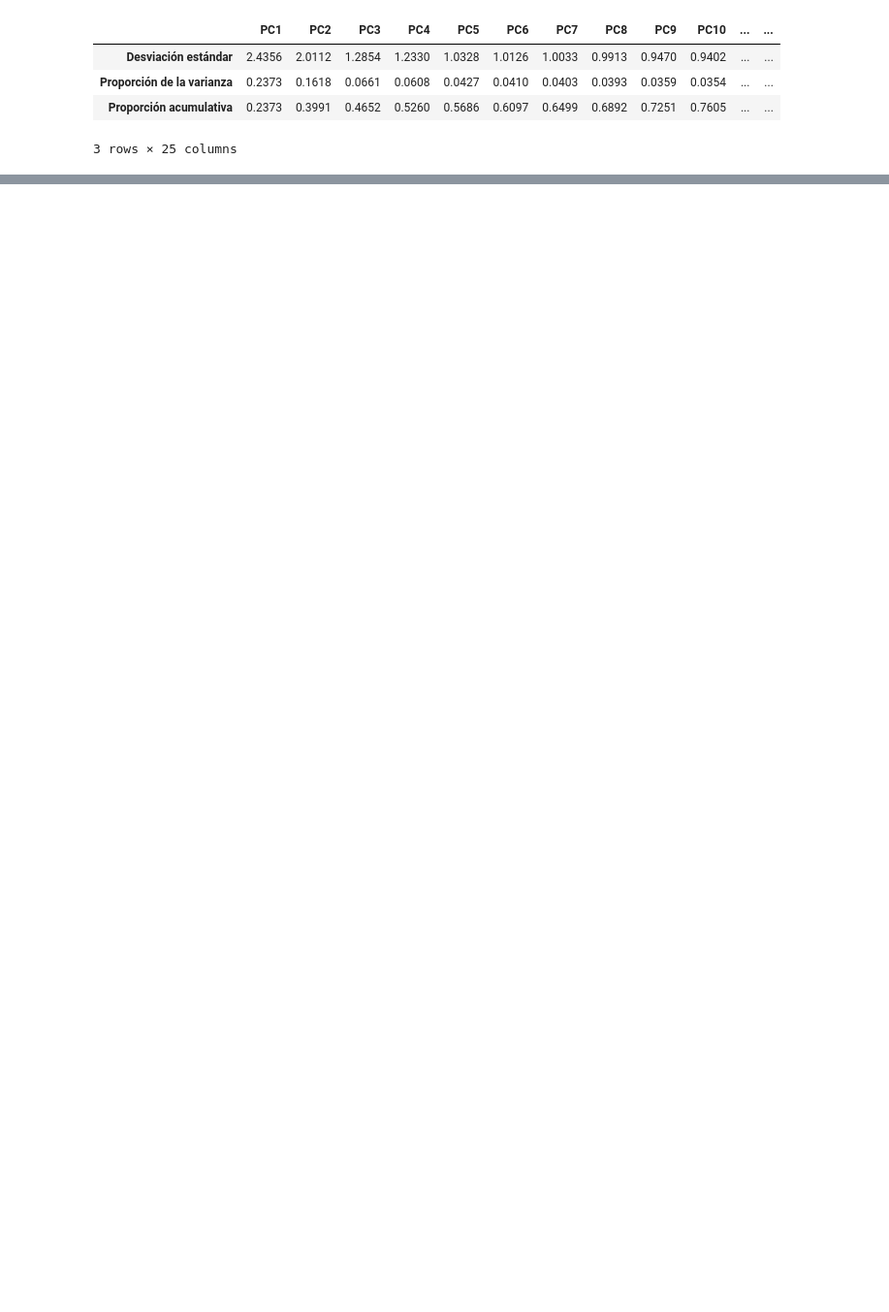
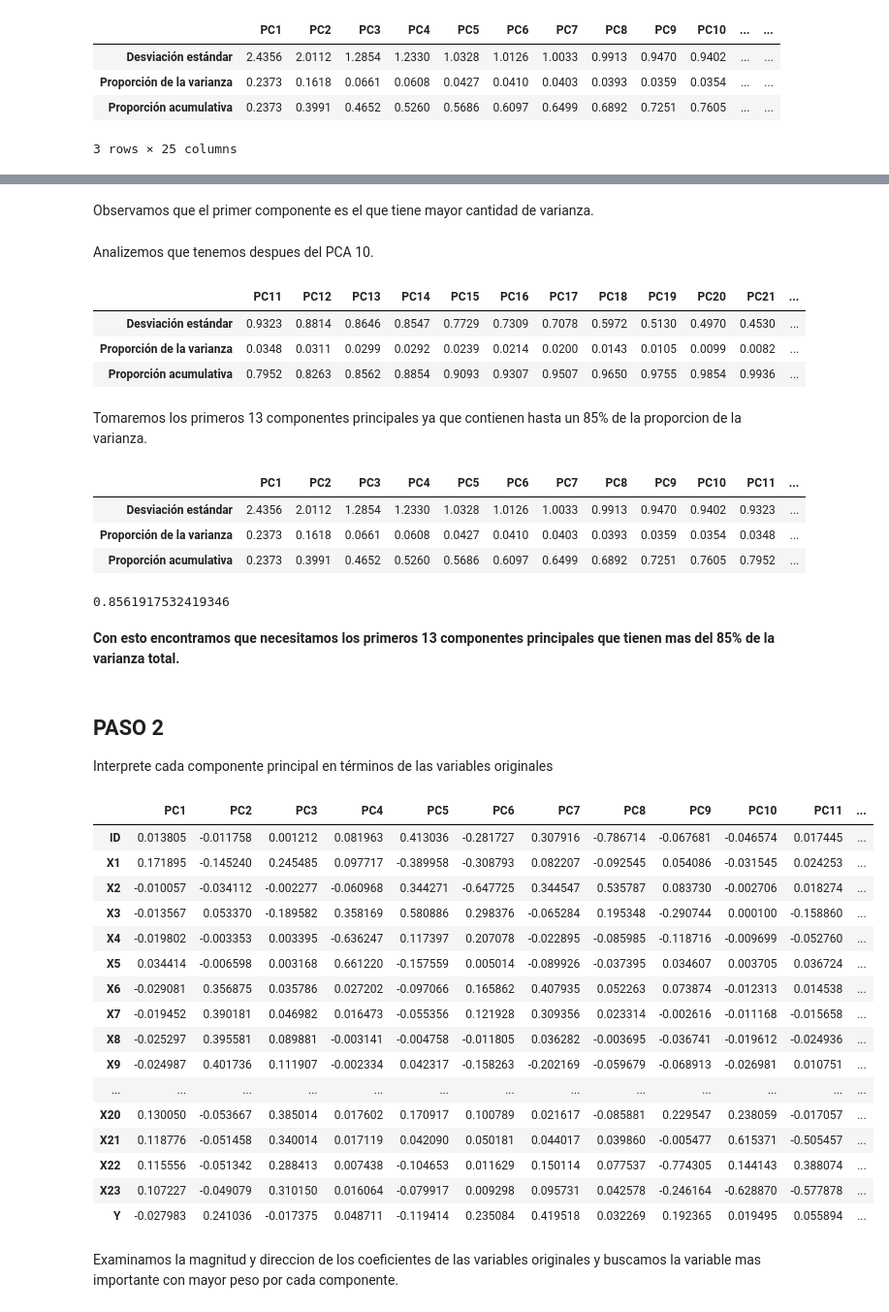
Before and after one commit to PosgradoMNA/actividades-del-projecto-equipo-48, a Jupyter notebook: Actividad_Semanal_4.ipynb, the cells around one changed output, grey strips where cells are left out. Shown at 97% size. Cells and saved outputs as stored; diff of their text form; code cells hidden in the pictures; blank space fills up the shorter version.

Commit message:
Paso 1 , Paso 2

```diff
--- a/Actividad_Semanal_4.ipynb
+++ b/Actividad_Semanal_4.ipynb
@@ -124,0 +162,58 @@ pcsSummary_df.round(4)
+# %% [markdown]
+Observamos que el primer componente es el que tiene mayor cantidad de varianza.
+# %% [markdown]
+Analizemos que tenemos despues del PCA 10.
+# %%
+summary_df = pcsSummary_df.round(4)
+summary_df.iloc[: , 10:]
+# %% [output]
+|  | PC11 | PC12 | PC13 | PC14 | PC15 | PC16 | PC17 | PC18 | PC19 | PC20 | PC21 | ... |
+| Desviación estándar | 0.9323 | 0.8814 | 0.8646 | 0.8547 | 0.7729 | 0.7309 | 0.7078 | 0.5972 | 0.5130 | 0.4970 | 0.4530 | ... |
+| Proporción de la varianza | 0.0348 | 0.0311 | 0.0299 | 0.0292 | 0.0239 | 0.0214 | 0.0200 | 0.0143 | 0.0105 | 0.0099 | 0.0082 | ... |
+| Proporción acumulativa | 0.7952 | 0.8263 | 0.8562 | 0.8854 | 0.9093 | 0.9307 | 0.9507 | 0.9650 | 0.9755 | 0.9854 | 0.9936 | ... |
+# %% [markdown]
+Tomaremos los primeros 13 componentes principales ya que contienen hasta un 85% de la proporcion de la varianza.
+# %%
+summary_df = pcsSummary_df.round(4)
+summary_df.iloc[: , :13]
+# %% [output]
+|  | PC1 | PC2 | PC3 | PC4 | PC5 | PC6 | PC7 | PC8 | PC9 | PC10 | PC11 | ... |
+| Desviación estándar | 2.4356 | 2.0112 | 1.2854 | 1.2330 | 1.0328 | 1.0126 | 1.0033 | 0.9913 | 0.9470 | 0.9402 | 0.9323 | ... |
+| Proporción de la varianza | 0.2373 | 0.1618 | 0.0661 | 0.0608 | 0.0427 | 0.0410 | 0.0403 | 0.0393 | 0.0359 | 0.0354 | 0.0348 | ... |
+| Proporción acumulativa | 0.2373 | 0.3991 | 0.4652 | 0.5260 | 0.5686 | 0.6097 | 0.6499 | 0.6892 | 0.7251 | 0.7605 | 0.7952 | ... |
+# %%
+pcsSummary_df.iloc[2,12] # Proporcion acumulativa en PC13
+# %% [output]
+0.8561917532419346
+# %% [markdown]
+**Con esto encontramos que necesitamos los primeros 13 componentes principales que tienen mas del 85% de la varianza total.**
+# %% [markdown]
+## PASO 2
+Interprete cada componente principal en términos de las variables originales
+# %%
+pcsComponents_df = pd.DataFrame(pcs.components_.transpose(),
+                                columns=pcsSummary_df.columns,
+                                index=df.columns
+                                )
+pcsComponents_df= pcsComponents_df.iloc[:,:13]
+pcsComponents_df
+# %% [output]
+|  | PC1 | PC2 | PC3 | PC4 | PC5 | PC6 | PC7 | PC8 | PC9 | PC10 | PC11 | ... |
+| ID | 0.013805 | -0.011758 | 0.001212 | 0.081963 | 0.413036 | -0.281727 | 0.307916 | -0.786714 | -0.067681 | -0.046574 | 0.017445 | ... |
+| X1 | 0.171895 | -0.145240 | 0.245485 | 0.097717 | -0.389958 | -0.308793 | 0.082207 | -0.092545 | 0.054086 | -0.031545 | 0.024253 | ... |
+| X2 | -0.010057 | -0.034112 | -0.002277 | -0.060968 | 0.344271 | -0.647725 | 0.344547 | 0.535787 | 0.083730 | -0.002706 | 0.018274 | ... |
+| X3 | -0.013567 | 0.053370 | -0.189582 | 0.358169 | 0.580886 | 0.298376 | -0.065284 | 0.195348 | -0.290744 | 0.000100 | -0.158860 | ... |
+| X4 | -0.019802 | -0.003353 | 0.003395 | -0.636247 | 0.117397 | 0.207078 | -0.022895 | -0.085985 | -0.118716 | -0.009699 | -0.052760 | ... |
+| X5 | 0.034414 | -0.006598 | 0.003168 | 0.661220 | -0.157559 | 0.005014 | -0.089926 | -0.037395 | 0.034607 | 0.003705 | 0.036724 | ... |
+| X6 | -0.029081 | 0.356875 | 0.035786 | 0.027202 | -0.097066 | 0.165862 | 0.407935 | 0.052263 | 0.073874 | -0.012313 | 0.014538 | ... |
+| X7 | -0.019452 | 0.390181 | 0.046982 | 0.016473 | -0.055356 | 0.121928 | 0.309356 | 0.023314 | -0.002616 | -0.011168 | -0.015658 | ... |
+| X8 | -0.025297 | 0.395581 | 0.089881 | -0.003141 | -0.004758 | -0.011805 | 0.036282 | -0.003695 | -0.036741 | -0.019612 | -0.024936 | ... |
+| X9 | -0.024987 | 0.401736 | 0.111907 | -0.002334 | 0.042317 | -0.158263 | -0.202169 | -0.059679 | -0.068913 | -0.026981 | 0.010751 | ... |
+| ... | ... | ... | ... | ... | ... | ... | ... | ... | ... | ... | ... | ... |
+| X20 | 0.130050 | -0.053667 | 0.385014 | 0.017602 | 0.170917 | 0.100789 | 0.021617 | -0.085881 | 0.229547 | 0.238059 | -0.017057 | ... |
+| X21 | 0.118776 | -0.051458 | 0.340014 | 0.017119 | 0.042090 | 0.050181 | 0.044017 | 0.039860 | -0.005477 | 0.615371 | -0.505457 | ... |
+| X22 | 0.115556 | -0.051342 | 0.288413 | 0.007438 | -0.104653 | 0.011629 | 0.150114 | 0.077537 | -0.774305 | 0.144143 | 0.388074 | ... |
+| X23 | 0.107227 | -0.049079 | 0.310150 | 0.016064 | -0.079917 | 0.009298 | 0.095731 | 0.042578 | -0.246164 | -0.628870 | -0.577878 | ... |
+| Y | -0.027983 | 0.241036 | -0.017375 | 0.048711 | -0.119414 | 0.235084 | 0.419518 | 0.032269 | 0.192365 | 0.019495 | 0.055894 | ... |
+# %% [markdown]
+Examinamos la magnitud y direccion de los coeficientes de las variables originales y buscamos la variable mas importante con mayor peso por cada componente.
```
Also changed, not shown: parts of 7 cells of this notebook.
